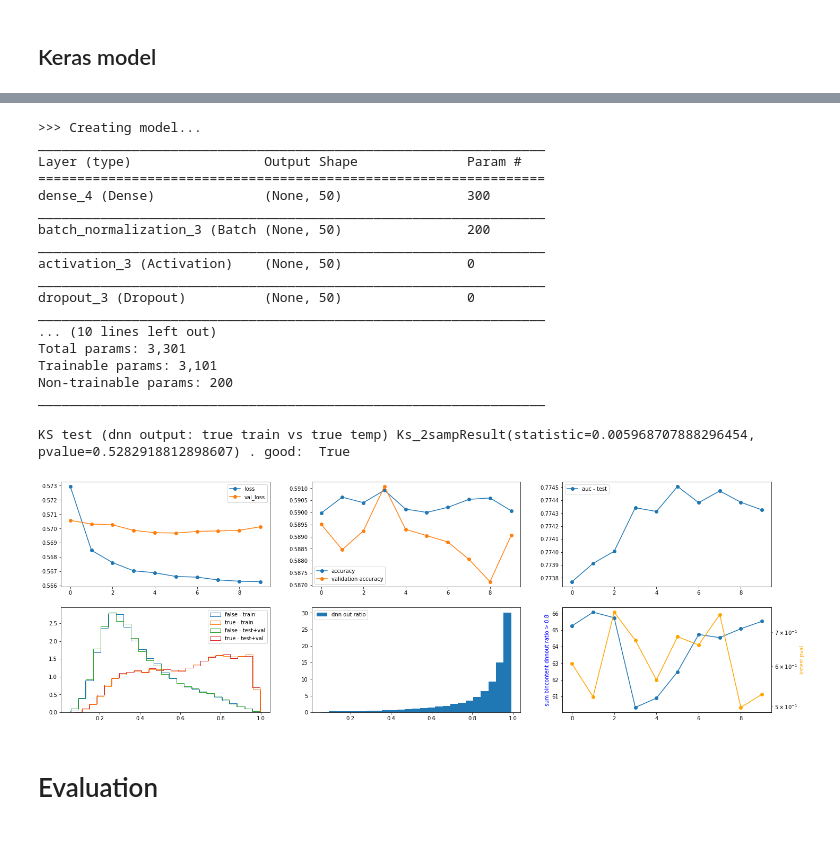
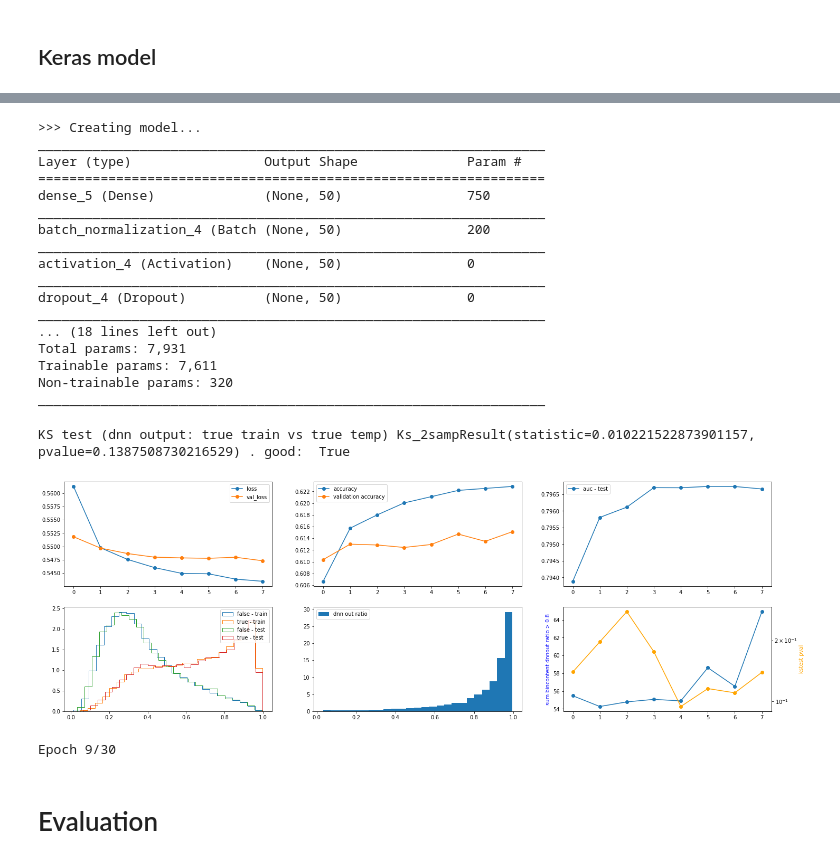
Before and after one commit to UniMiBAnalyses/ML_classification, a Jupyter notebook: Training_v1.ipynb, the cells around one changed output, grey strips where cells are left out. Cells and saved outputs as stored; diff of their text form; code cells hidden in the pictures.

Commit message:
[vbsjjlnu] new DNN models for 2018

```diff
--- a/Training_v1.ipynb
+++ b/Training_v1.ipynb
@@ -117,7 +124,11 @@ _ = plt.hist(W, bins=100, range=(0,2))
 # %% [markdown]
 ##  Balancing
 # %%
-X_train, X_temp, y_train, y_temp, W_train, W_temp = train_test_split(X_scaled, Y,      W,      test_size=0.15)
-# X_val,   X_test, y_val,   y_test, W_val,   W_test = train_test_split(X_temp,   y_temp, W_temp, test_size=0.7)
+config["test_size"] = 0.2
+config["val_size"]  = 0.5  ## test != val
+# config["val_size"]  = 0.0  ## test == val
+
+X_train, X_temp, y_train, y_temp, W_train, W_temp = train_test_split(X_scaled, Y,      W,      test_size=config["test_size"])
+X_val,   X_test, y_val,   y_test, W_val,   W_test = train_test_split(X_temp,   y_temp, W_temp, test_size=config["val_size"]) ## test != val
 # %%
 print("Training   dataset: ", X_train.shape)
@@ -130,8 +143,10 @@ Testing    dataset:  (158815, 5)
 # %% [markdown]
 Create generators to balance signal and background
 # %%
-training_generator,   steps_per_epoch_train = balanced_batch_generator(X_train, y_train, W_train, batch_size=256, sampler=RandomOverSampler())
-#validation_generator, steps_per_epoch_val   = balanced_batch_generator(X_val,   y_val,   W_val,   batch_size=256, sampler=RandomOverSampler())
-validation_generator, steps_per_epoch_val   = balanced_batch_generator(X_temp,  y_temp,  W_temp,   batch_size=256, sampler=RandomOverSampler())
+config["batch_size"] = 1024
+
+training_generator,   steps_per_epoch_train = balanced_batch_generator(X_train, y_train, W_train, batch_size=config["batch_size"], sampler=RandomOverSampler())
+validation_generator, steps_per_epoch_val   = balanced_batch_generator(X_val,   y_val,   W_val,   batch_size=config["batch_size"], sampler=RandomOverSampler()) ## test != val
+#validation_generator, steps_per_epoch_val   = balanced_batch_generator(X_temp,  y_temp,  W_temp,   batch_size=config["batch_size"], sampler=RandomOverSampler()) ## test == val
 # %% [markdown]
 ## Keras model
@@ -139,7 +161,7 @@ validation_generator, steps_per_epoch_val   = balanced_batch_generator(X_temp,
 # import local module that programmatically returns keras models
 import models
 
-model = models.get_model(model_tag, X_train.shape[1])
+model = models.get_model(config["model_tag"], X_train.shape[1])
 
 model.summary()
 # %% [output]
@@ -147,18 +169,18 @@ model.summary()
 _________________________________________________________________
 Layer (type)                 Output Shape              Param #
 =================================================================
-dense_4 (Dense)              (None, 50)                300
+dense_5 (Dense)              (None, 50)                750
 _________________________________________________________________
-batch_normalization_3 (Batch (None, 50)                200
+batch_normalization_4 (Batch (None, 50)                200
 _________________________________________________________________
-activation_3 (Activation)    (None, 50)                0
+activation_4 (Activation)    (None, 50)                0
 _________________________________________________________________
-dropout_3 (Dropout)          (None, 50)                0
+dropout_4 (Dropout)          (None, 50)                0
 _________________________________________________________________
-... (10 lines left out)
-Total params: 3,301
-Trainable params: 3,101
-Non-trainable params: 200
+... (18 lines left out)
+Total params: 7,931
+Trainable params: 7,611
+Non-trainable params: 320
 _________________________________________________________________
 # %%
 ## import and configure the plot loss callback
@@ -167,24 +189,35 @@ import plot_loss
 
 data = {
     "X_train": X_train,
-    "X_test" : X_temp,
+    "X_test" : X_test, ## test != val
+    #"X_test" : X_temp, ## test == val
     "y_train": y_train,
-    "y_test" : y_temp,
+    "y_test" : y_test, ## test != val
+    #"y_test" : y_temp, ## test == val
     "W_train": W_train,
-    "W_test": W_temp,
+    "W_test" : W_test, ## test != val
+    #"W_test": W_temp, ## test == val
 }
 
 plot_losses = plot_loss.PlotLosses(model, data)
 # %%
+import time
+start_time = time.time()
+
+config["epochs"] = 30
+
 history = model.fit_generator(
             training_generator,
-            epochs=10,
-            steps_per_epoch=steps_per_epoch_train,
-            validation_data = validation_generator,
+            epochs=config["epochs"],
+            steps_per_epoch  = steps_per_epoch_train,
+            validation_data  = validation_generator,
             validation_steps = steps_per_epoch_val,
             callbacks=[plot_losses],
             #callbacks = [],
             )
+
+config["train_time"] = time.time() - start_time
 # %% [output]
-KS test (dnn output: true train vs true temp) Ks_2sampResult(statistic=0.005968707888296454, pvalue=0.5282918812898607) . good:  True
+KS test (dnn output: true train vs true temp) Ks_2sampResult(statistic=0.010221522873901157, pvalue=0.1387508730216529) . good:  True
-[figure, old version]
+[figure, new version]
+Epoch 9/30
```
Also changed, not shown: parts of 14 cells of this notebook, 2 other files.
